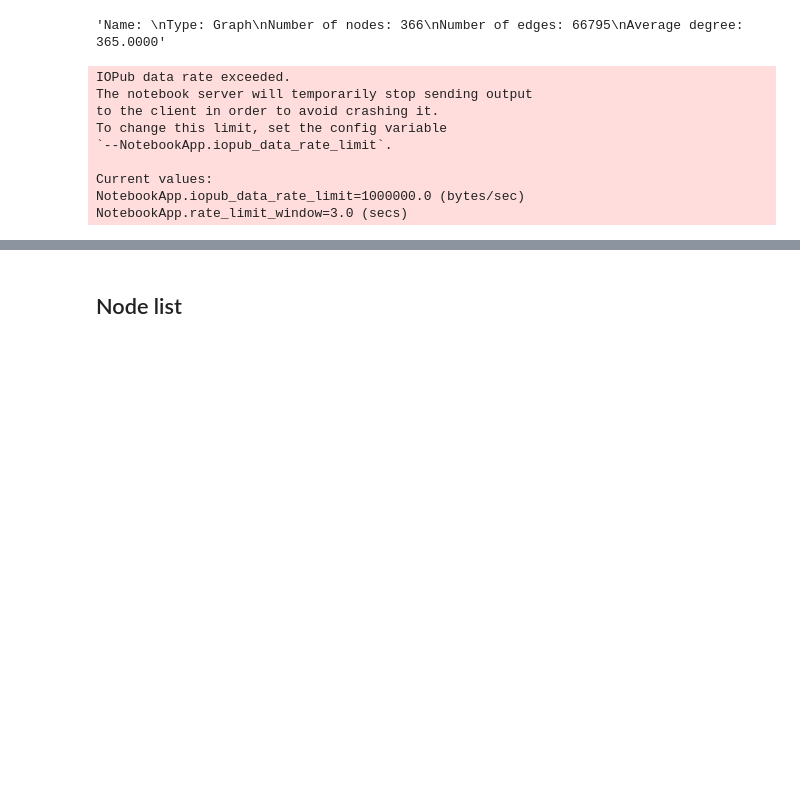
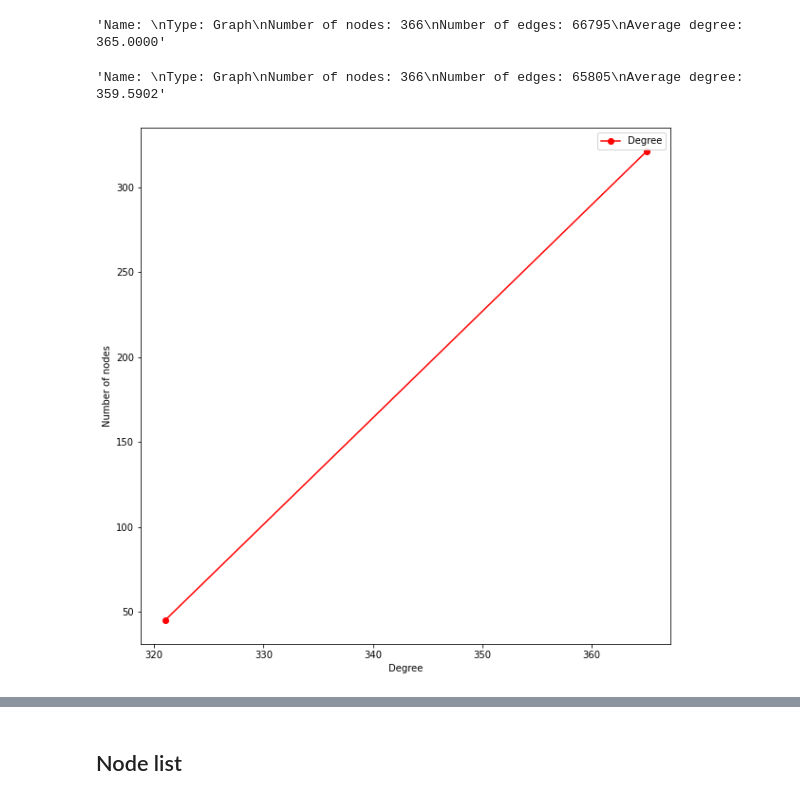
Before and after one commit to KonstantinKlepikov/infection-temporal-graph, a Jupyter notebook: data_parsing.ipynb, the cells around one changed output, grey strips where cells are left out. Saved outputs shown, nothing was run; the diff lists cells and outputs as text; code cells hidden in the pictures; blank space fills up the shorter version.

Commit message:
data parsing

```diff
--- a/data_parsing.ipynb
+++ b/data_parsing.ipynb
@@ -147,7 +147,7 @@ nx.info(G_w)
 # %% [output]
 'Name: \nType: Graph\nNumber of nodes: 366\nNumber of edges: 66795\nAverage degree: 365.0000'
 # %%
-from itertools import product
+from itertools import combinations
 
 def static_graph_weighted2(path_):
     G = nx.Graph()
@@ -155,25 +155,30 @@ def static_graph_weighted2(path_):
         loaded = json.loads(file_open.read())
         namelist = [i['name'] for i in loaded]
         G.add_nodes_from(namelist)
-        print([(i1, i2) for i1, i2 in product(namelist, namelist) if i1 != i2])
-#         for i in loaded:
-#             G.add_node(i['name'])
-#             for j in loaded:
-#                 G.add_node(j['name'])
-#                 if i != j:
-#                     s = set(i['members'])
-#                     s.update(set(j['members']))
-#                     G.add_edge(i['name'], j['name'], weight=len(s))
+        edgeslist = [items for items in combinations(namelist, r=2)]
+        for j in edgeslist:
+            s = set()
+            for i in loaded:
+                if i['name'] == j[0] or i['name'] == j[1]:
+                    s.update(i['members'])
+            if s:
+                G.add_edge(j[0], j[1], weight=len(s))
     return G
 # %%
 G_w2 = static_graph_weighted2('data/opendatascience-Slack-export-Mar-12-2015-Dec-2-2020/channels.json')
-# %% [output]
-IOPub data rate exceeded.
-The notebook server will temporarily stop sending output
-to the client in order to avoid crashing it.
-To change this limit, set the config variable
-`--NotebookApp.iopub_data_rate_limit`.
-
-Current values:
-NotebookApp.iopub_data_rate_limit=1000000.0 (bytes/sec)
-NotebookApp.rate_limit_window=3.0 (secs)
+# %%
+nx.info(G_w2)
+# %% [output]
+'Name: \nType: Graph\nNumber of nodes: 366\nNumber of edges: 65805\nAverage degree: 359.5902'
+# %%
+degree = dict(G_w2.degree())
+degree_values = sorted(set(degree.values()))
+hist = [list(degree.values()).count(x) for x in degree_values]
+plt.figure(figsize=(10, 10))
+plt.plot(degree_values, hist, 'ro-')
+plt.legend(['Degree'])
+plt.xlabel('Degree')
+plt.ylabel('Number of nodes')
+plt.show()
+# %% [output]
+[figure, added]
```
Also changed, not shown: parts of 5 cells of this notebook.
